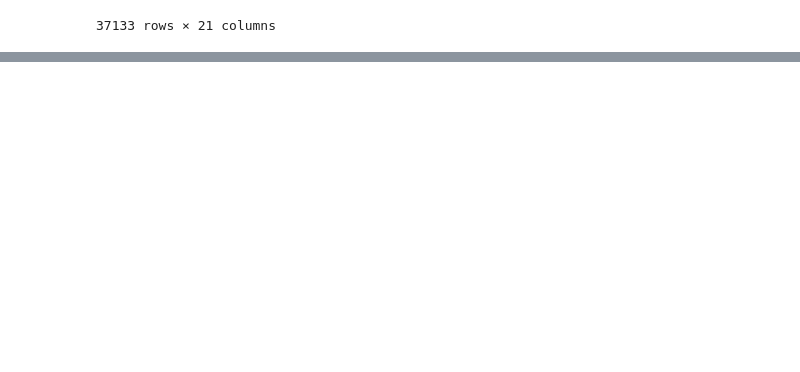
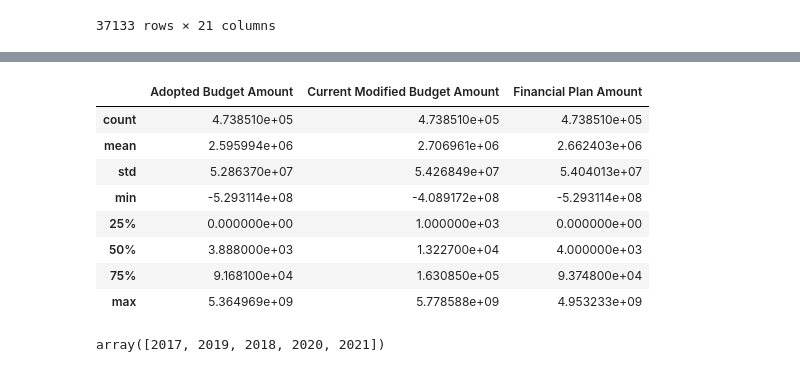
Before and after one commit to JeremyBrent/NYC_budget_analysis, a Jupyter notebook: eda.ipynb, the cells around one changed output, grey strips where cells are left out. Cells and saved outputs as stored; diff of their text form; code cells hidden in the pictures; blank space fills up the shorter version.

```diff
--- a/eda.ipynb
+++ b/eda.ipynb
@@ -173,0 +183,18 @@ expense_budget_dictionary_df
+# %%
+expense_budget_df[["Adopted Budget Amount",
+                    "Current Modified Budget Amount",
+                    "Financial Plan Amount"]].describe()
+# %% [output]
+|  | Adopted Budget Amount | Current Modified Budget Amount | Financial Plan Amount |
+| count | 4.738510e+05 | 4.738510e+05 | 4.738510e+05 |
+| mean | 2.595994e+06 | 2.706961e+06 | 2.662403e+06 |
+| std | 5.286370e+07 | 5.426849e+07 | 5.404013e+07 |
+| min | -5.293114e+08 | -4.089172e+08 | -5.293114e+08 |
+| 25% | 0.000000e+00 | 1.000000e+03 | 0.000000e+00 |
+| 50% | 3.888000e+03 | 1.322700e+04 | 4.000000e+03 |
+| 75% | 9.168100e+04 | 1.630850e+05 | 9.374800e+04 |
+| max | 5.364969e+09 | 5.778588e+09 | 4.953233e+09 |
+# %%
+expense_budget_df["Fiscal Year"].unique()
+# %% [output]
+array([2017, 2019, 2018, 2020, 2021])
```
Also changed, not shown: parts of 8 cells of this notebook, 3 other files.
